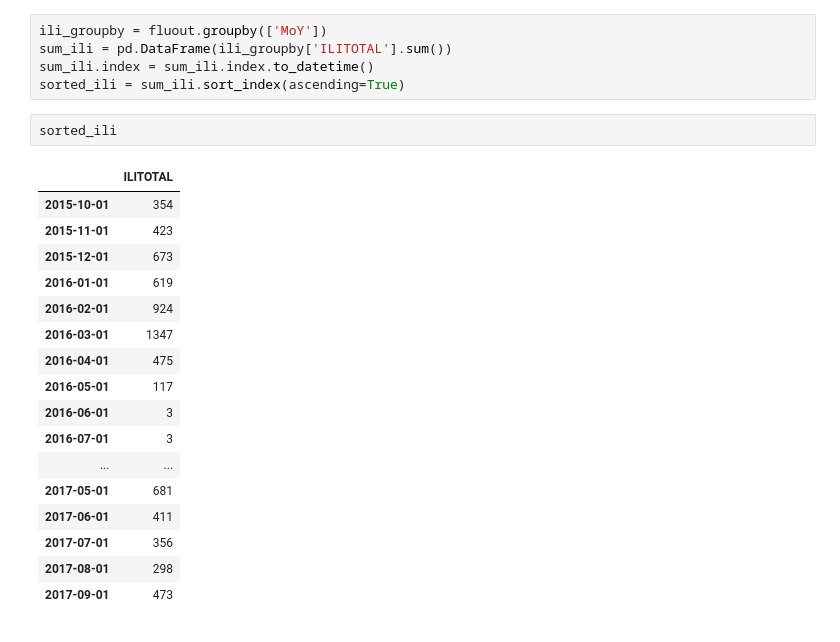
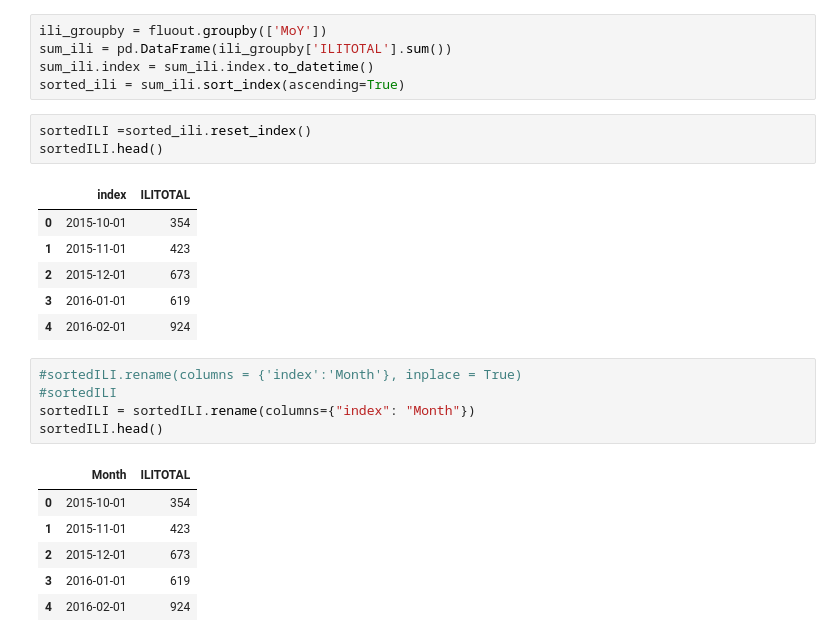
Before and after one commit to giolee88/FluTracker, a Jupyter notebook: Code/Vaccine.ipynb, the cells around one changed output. Saved outputs shown, nothing was run; the diff lists cells and outputs as text.

```diff
--- a/Code/Vaccine.ipynb
+++ b/Code/Vaccine.ipynb
@@ -99,23 +98,25 @@ ili_groupby = fluout.groupby(['MoY'])
 sum_ili = pd.DataFrame(ili_groupby['ILITOTAL'].sum())
 sum_ili.index = sum_ili.index.to_datetime()
 sorted_ili = sum_ili.sort_index(ascending=True)
-# %%
-sorted_ili
-# %% [output]
-|  | ILITOTAL |
-| 2015-10-01 | 354 |
-| 2015-11-01 | 423 |
-| 2015-12-01 | 673 |
-| 2016-01-01 | 619 |
-| 2016-02-01 | 924 |
-| 2016-03-01 | 1347 |
-| 2016-04-01 | 475 |
-| 2016-05-01 | 117 |
-| 2016-06-01 | 3 |
-| 2016-07-01 | 3 |
-| ... | ... |
-| 2017-05-01 | 681 |
-| 2017-06-01 | 411 |
-| 2017-07-01 | 356 |
-| 2017-08-01 | 298 |
-| 2017-09-01 | 473 |
+# %%
+sortedILI =sorted_ili.reset_index()
+sortedILI.head()
+# %% [output]
+|  | index | ILITOTAL |
+| 0 | 2015-10-01 | 354 |
+| 1 | 2015-11-01 | 423 |
+| 2 | 2015-12-01 | 673 |
+| 3 | 2016-01-01 | 619 |
+| 4 | 2016-02-01 | 924 |
+# %%
+#sortedILI.rename(columns = {'index':'Month'}, inplace = True)
+#sortedILI
+sortedILI = sortedILI.rename(columns={"index": "Month"})
+sortedILI.head()
+# %% [output]
+|  | Month | ILITOTAL |
+| 0 | 2015-10-01 | 354 |
+| 1 | 2015-11-01 | 423 |
+| 2 | 2015-12-01 | 673 |
+| 3 | 2016-01-01 | 619 |
+| 4 | 2016-02-01 | 924 |
```
Also changed, not shown: parts of 8 cells of this notebook, 1 other file.
